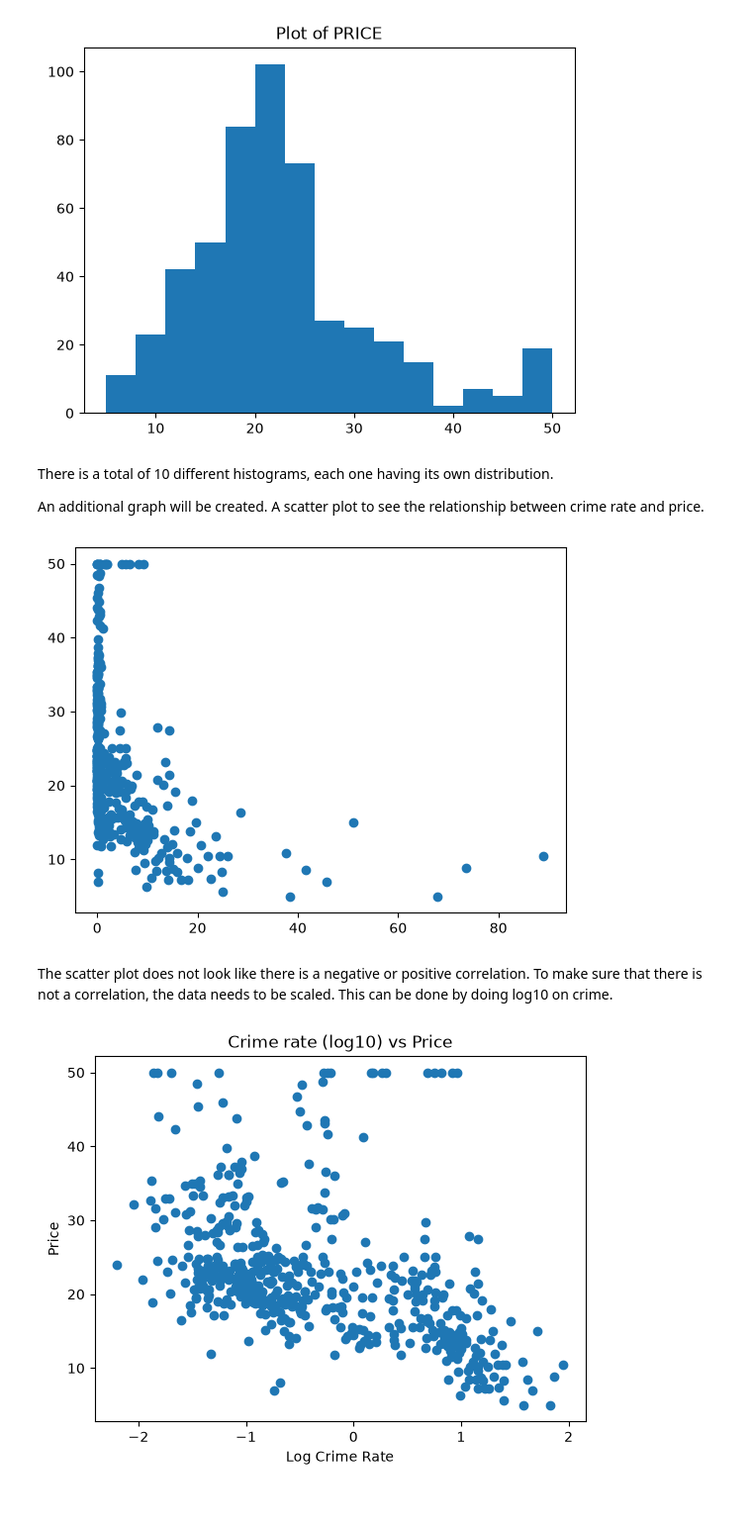
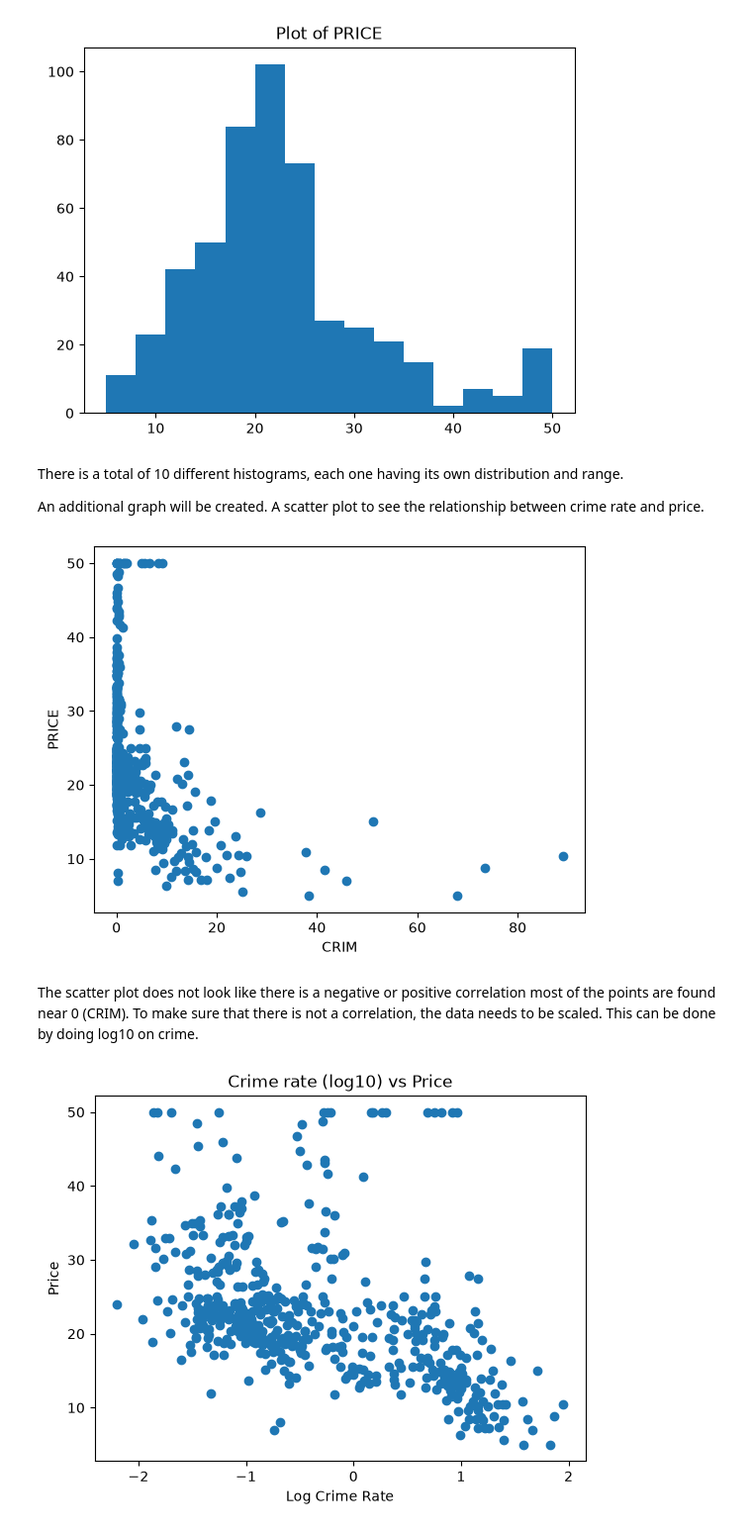
Before and after one commit to ro-rro/Data-Preparation, a Jupyter notebook: Week_3_4_Navarro.ipynb, the cells around one changed output. Shown at 99% size. Cells and saved outputs as stored; diff of their text form; code cells hidden in the pictures; blank space fills up the shorter version.

```diff
--- a/Week_3_4_Navarro.ipynb
+++ b/Week_3_4_Navarro.ipynb
@@ -66,16 +66,18 @@ for c in house.columns:
 [figure]
 [figure]
 # %% [markdown]
-There is a total of 10 different histograms, each one having its own distribution.
+There is a total of 10 different histograms, each one having its own distribution and range.
 
 An additional graph will be created. A scatter plot to see the relationship between crime rate and price.
 # %%
 plt.scatter(house['CRIM'], house['PRICE'])
+plt.xlabel("CRIM")
+plt.ylabel("PRICE")
 plt.show()
 # %% [output]
-[figure, old version]
+[figure, new version]
 # %% [markdown]
-The scatter plot does not look like there is a negative or positive correlation. To make sure that there is not a correlation, the data needs to be scaled. This can be done by doing log10 on crime.
+The scatter plot does not look like there is a negative or positive correlation most of the points are found near 0 (CRIM). To make sure that there is not a correlation, the data needs to be scaled. This can be done by doing log10 on crime.
 # %%
 plt.scatter(np.log10(house['CRIM']), house['PRICE'])
 plt.title("Crime rate (log10) vs Price")
```
Also changed, not shown: parts of 14 cells of this notebook.
